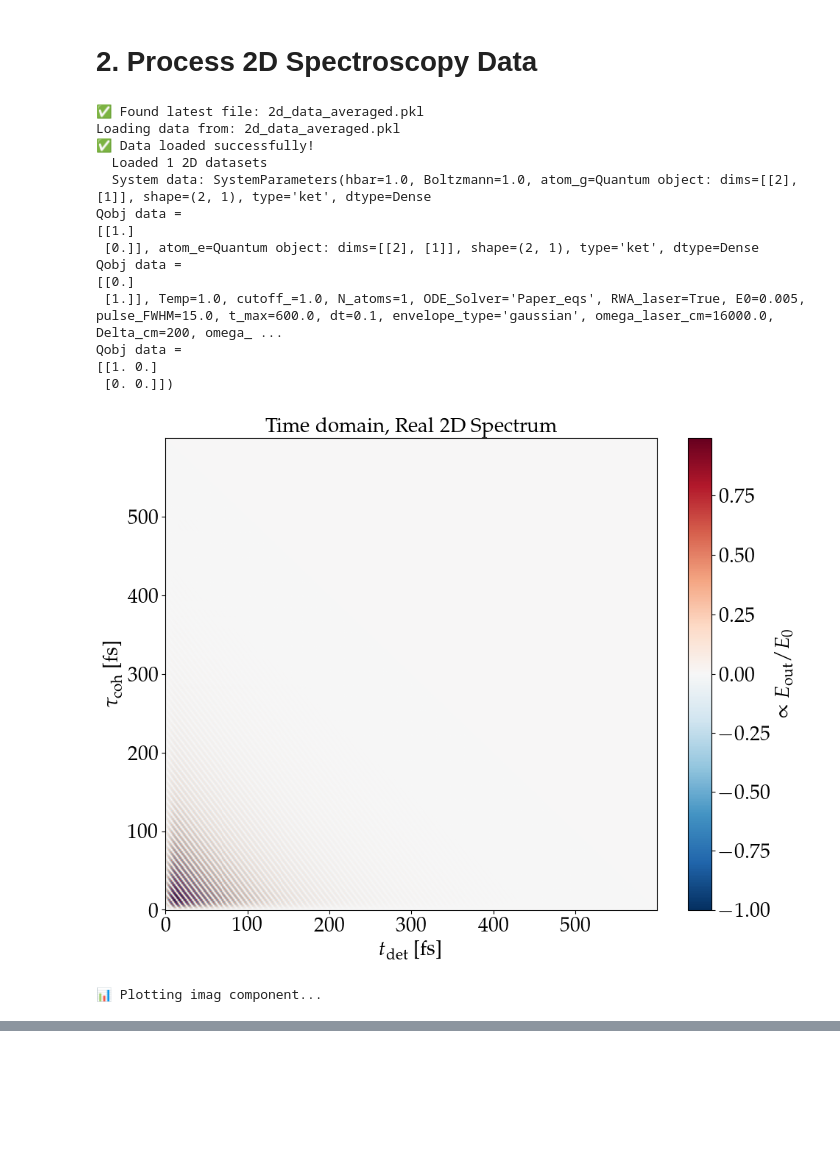
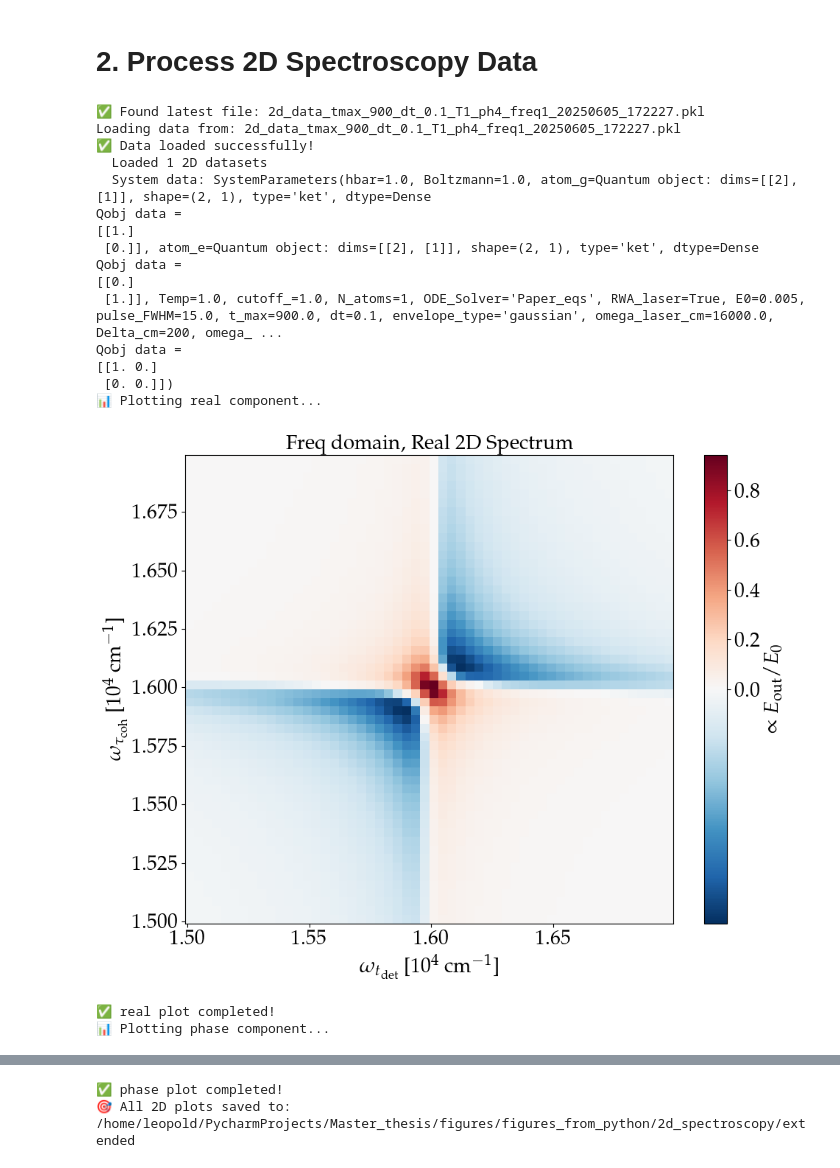
Before and after one commit to LBPhysics/2025_master_thesis_leopold_bodamer, a Jupyter notebook: code/python/notebooks/replicate_paper.ipynb, the cells around one changed output, grey strips where cells are left out. Cells and saved outputs as stored; diff of their text form; code cells hidden in the pictures; blank space fills up the shorter version.

Commit message:
added more to latex spectroscopy tidied up the setttings
added pictures

```diff
--- a/code/python/notebooks/replicate_paper.ipynb
+++ b/code/python/notebooks/replicate_paper.ipynb
@@ -180,7 +179,7 @@ Error:
 # =============================
 
 ### Find and load 2D data
-file_path_2d = find_latest_file("2d_spectroscopy/new_echo_signal/600fs/", "*.pkl")
+file_path_2d = find_latest_file("2d_spectroscopy/new_echo_signal/900fs/", "*.pkl")
 
 if file_path_2d is not None:
     loaded_data = load_pickle_file(file_path_2d)
@@ -201,6 +200,7 @@ if file_path_2d is not None:
 
         from src.spectroscopy.calculations import get_tau_cohs_and_t_dets_for_T_wait
         t_det_vals, tau_coh_vals = get_tau_cohs_and_t_dets_for_T_wait(times, times_T[0])
+        """
         Plot_2d_El_field(
             (t_det_vals, tau_coh_vals, two_d_datas[0]),
             save=True,  # CHANGE TO False for no plotting the Time domain
@@ -208,9 +208,9 @@ if file_path_2d is not None:
             system=system_data,
             use_custom_colormap=True,
         )
-
+        """
         ### Plot each component type
-        plot_types = ["imag", "real", "abs", "phase"]
+        plot_types = ["real", "phase"]
 
         for plot_type in plot_types:
             print(f"📊 Plotting {plot_type} component...")
@@ -229,36 +229,38 @@ if file_path_2d is not None:
                 extend_and_plot_results(
                     two_d_datas,
                     times_T=times_T,
                     times=times,
-                    extend_for=(1,2),
+                    # extend_for=(1,2),
                     **plot_args,
                 )
                 plt.close("all")  # Clean up matplotlib figures
                 print(f"✅ {plot_type} plot completed!")
 
             except Exception as e:
                 print(f"❌ Error plotting {plot_type}: {e}")
 
         print(f"🎯 All 2D plots saved to: {output_dir}")
 
     else:
         print("❌ Failed to load 2D spectroscopy data.")
 else:
     print("   Please run the 2D spectroscopy calculation first to generate data.")
 # %% [output]
-✅ Found latest file: 2d_data_averaged.pkl
-Loading data from: 2d_data_averaged.pkl
+✅ Found latest file: 2d_data_tmax_900_dt_0.1_T1_ph4_freq1_20250605_172227.pkl
+Loading data from: 2d_data_tmax_900_dt_0.1_T1_ph4_freq1_20250605_172227.pkl
 ✅ Data loaded successfully!
   Loaded 1 2D datasets
   System data: SystemParameters(hbar=1.0, Boltzmann=1.0, atom_g=Quantum object: dims=[[2], [1]], shape=(2, 1), type='ket', dtype=Dense
 Qobj data =
 [[1.]
  [0.]], atom_e=Quantum object: dims=[[2], [1]], shape=(2, 1), type='ket', dtype=Dense
 Qobj data =
 [[0.]
- [1.]], Temp=1.0, cutoff_=1.0, N_atoms=1, ODE_Solver='Paper_eqs', RWA_laser=True, E0=0.005, pulse_FWHM=15.0, t_max=600.0, dt=0.1, envelope_type='gaussian', omega_laser_cm=16000.0, Delta_cm=200, omega_ ...
+ [1.]], Temp=1.0, cutoff_=1.0, N_atoms=1, ODE_Solver='Paper_eqs', RWA_laser=True, E0=0.005, pulse_FWHM=15.0, t_max=900.0, dt=0.1, envelope_type='gaussian', omega_laser_cm=16000.0, Delta_cm=200, omega_ ...
 Qobj data =
 [[1. 0.]
  [0. 0.]])
+📊 Plotting real component...
-[figure, old version]
+[figure, new version]
-📊 Plotting imag component...
+✅ real plot completed!
+📊 Plotting phase component...
@@ -264,0 +268,2 @@ Qobj data =
+✅ phase plot completed!
+🎯 All 2D plots saved to: /home/leopold/PycharmProjects/Master_thesis/figures/figures_from_python/2d_spectroscopy/extended
```
Also changed, not shown: parts of 2 cells of this notebook, 12 other files.
